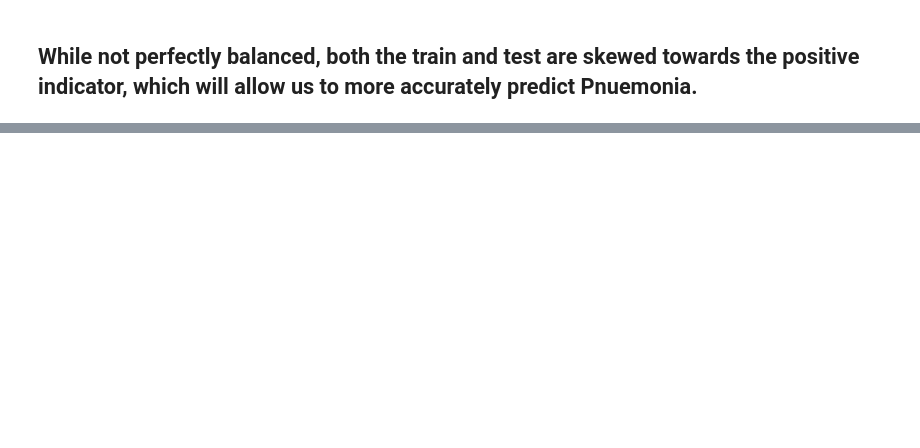
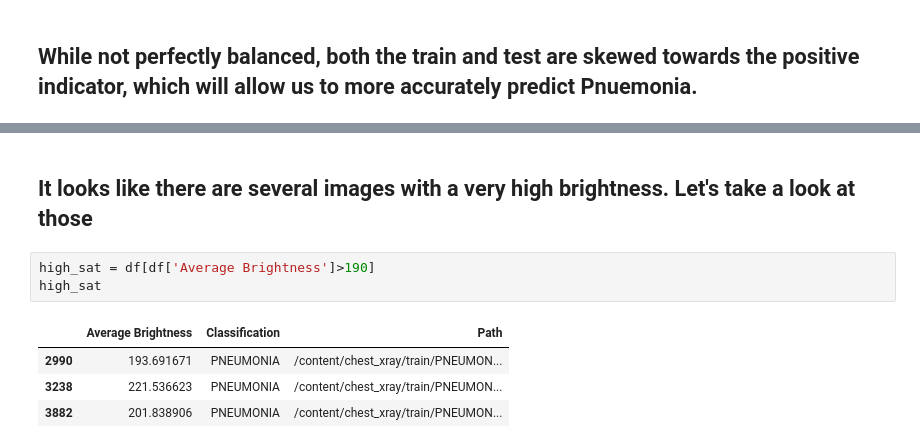
Before and after one commit to SeraphDev6/Pnuemonia_Image_Classification, a Jupyter notebook: Pneumonia_X_Ray_Classification.ipynb, the cells around one changed output, grey strips where cells are left out. Cells and saved outputs as stored; diff of their text form; blank space fills up the shorter version.

```diff
--- a/Pneumonia_X_Ray_Classification.ipynb
+++ b/Pneumonia_X_Ray_Classification.ipynb
@@ -81,0 +146,10 @@ get_bal_chart("/content/chest_xray/val/", "Val")
+# %% [markdown]
+## It looks like there are several images with a very high brightness. Let's take a look at those
+# %%
+high_sat = df[df['Average Brightness']>190]
+high_sat
+# %% [output]
+|  | Average Brightness | Classification | Path |
+| 2990 | 193.691671 | PNEUMONIA | /content/chest_xray/train/PNEUMON... |
+| 3238 | 221.536623 | PNEUMONIA | /content/chest_xray/train/PNEUMON... |
+| 3882 | 201.838906 | PNEUMONIA | /content/chest_xray/train/PNEUMON... |
```
Also changed, not shown: parts of 22 cells of this notebook.
